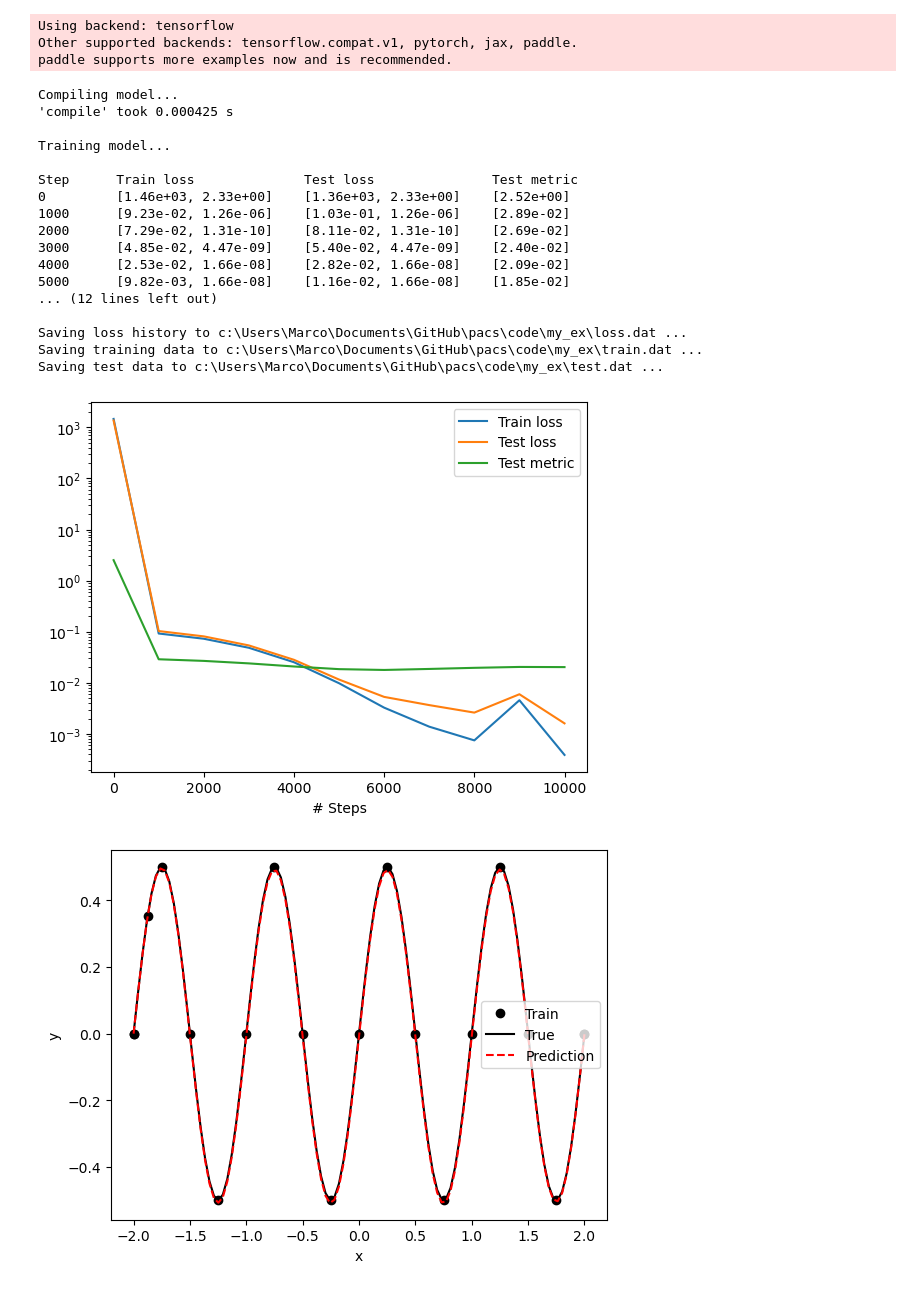
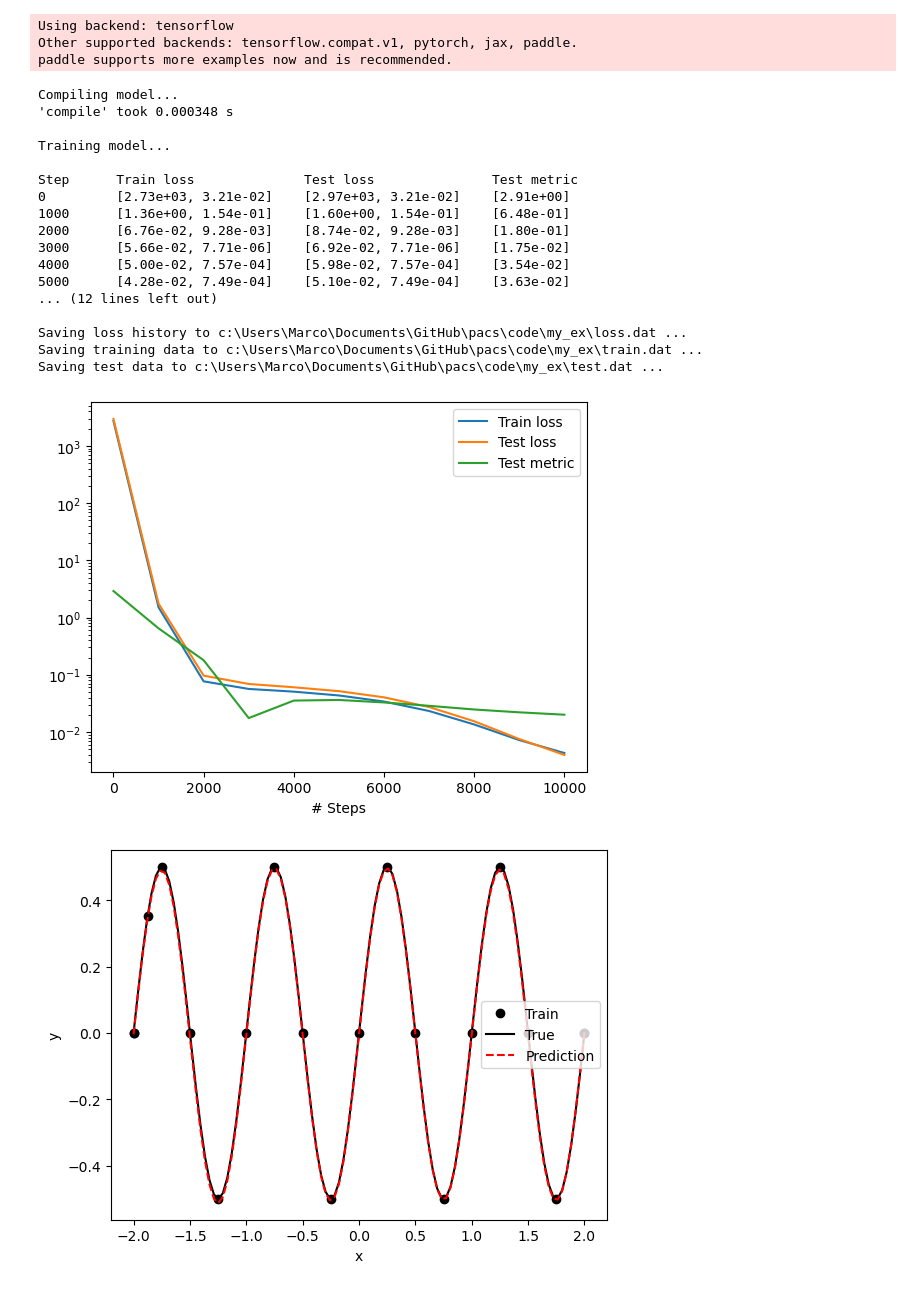
Before and after one commit to ZIB012/pacs, a Jupyter notebook: code/my_ex/1D.ipynb, the cells around one changed output. Saved outputs shown, nothing was run; the diff lists cells and outputs as text; code cells hidden in the pictures.

```diff
--- a/code/my_ex/1D.ipynb
+++ b/code/my_ex/1D.ipynb
@@ -17,7 +17,7 @@ def pde(x, y):
     # Use tf.sin for backend tensorflow.compat.v1 or tensorflow
     return -dy_xx - 4 * np.pi ** 2 * tf.sin(np.pi * x) * tf.cos(np.pi * x)
 
-def boundary(x, on_boundary):
+def boundary(x, on_boundary, npart=1):
     return on_boundary
 
 def func(x):
@@ -27,41 +27,41 @@ geom = dde.geometry.Interval(-2, 2)
 bc = dde.icbc.DirichletBC(geom, func, boundary)
 data = dde.data.PDE(geom, pde, bc, 16, 2, solution=func, num_test=100)
 # %%
-M =200
+M =20
 layer_size = [1] + [M]  +  [1]
 
 activation = ["sin", 'linear']
 
 initializer = "Glorot uniform"
 R = 10
 net = dde.nn.random_FNN(layer_size, activation, initializer, Rm=R, b=R/1000)
 
 model = dde.Model(data, net)
 
 model.compile("adam", lr=0.001, metrics=["l2 relative error"], loss_weights=1)
 
 losshistory, train_state = model.train(iterations=10000)
 
 dde.saveplot(losshistory, train_state, issave=True, isplot=True)
 # %% [output]
 Compiling model...
-'compile' took 0.000425 s
+'compile' took 0.000348 s
 
 Training model...
 
 Step      Train loss              Test loss               Test metric
-0         [1.46e+03, 2.33e+00]    [1.36e+03, 2.33e+00]    [2.52e+00]
-1000      [9.23e-02, 1.26e-06]    [1.03e-01, 1.26e-06]    [2.89e-02]
-2000      [7.29e-02, 1.31e-10]    [8.11e-02, 1.31e-10]    [2.69e-02]
-3000      [4.85e-02, 4.47e-09]    [5.40e-02, 4.47e-09]    [2.40e-02]
-4000      [2.53e-02, 1.66e-08]    [2.82e-02, 1.66e-08]    [2.09e-02]
-5000      [9.82e-03, 1.66e-08]    [1.16e-02, 1.66e-08]    [1.85e-02]
+0         [2.73e+03, 3.21e-02]    [2.97e+03, 3.21e-02]    [2.91e+00]
+1000      [1.36e+00, 1.54e-01]    [1.60e+00, 1.54e-01]    [6.48e-01]
+2000      [6.76e-02, 9.28e-03]    [8.74e-02, 9.28e-03]    [1.80e-01]
+3000      [5.66e-02, 7.71e-06]    [6.92e-02, 7.71e-06]    [1.75e-02]
+4000      [5.00e-02, 7.57e-04]    [5.98e-02, 7.57e-04]    [3.54e-02]
+5000      [4.28e-02, 7.49e-04]    [5.10e-02, 7.49e-04]    [3.63e-02]
 ... (12 lines left out)
 
 Saving loss history to c:\Users\Marco\Documents\GitHub\pacs\code\my_ex\loss.dat ...
 Saving training data to c:\Users\Marco\Documents\GitHub\pacs\code\my_ex\train.dat ...
 Saving test data to c:\Users\Marco\Documents\GitHub\pacs\code\my_ex\test.dat ...
-[figure, old version]
+[figure, new version]
-[figure, old version]
+[figure, new version]
 # %%
 R = 10
```
Also changed, not shown: parts of 13 cells of this notebook, 7 other files.
